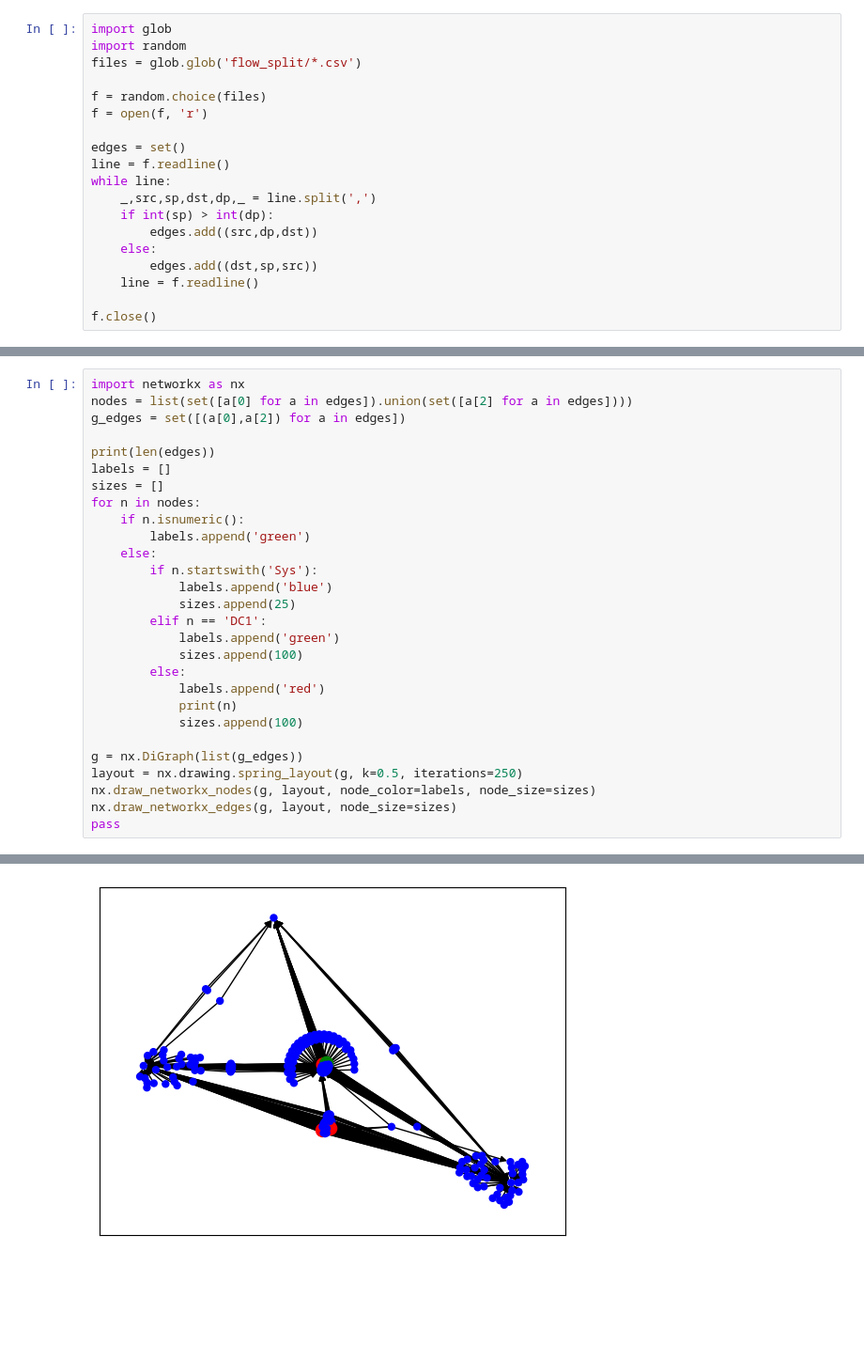
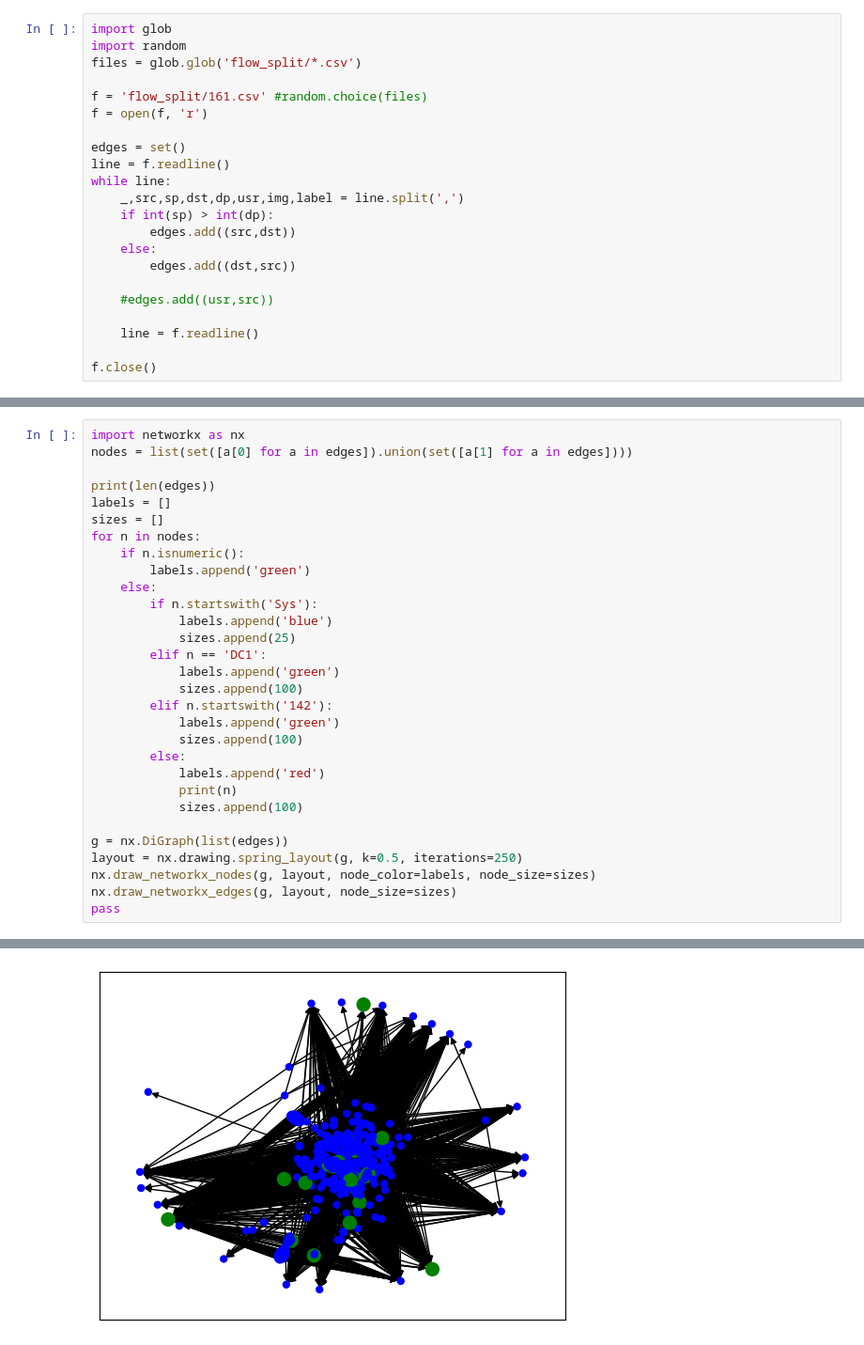
Before and after one commit to zazyzaya/process_optc, a Jupyter notebook: viz.ipynb, the cells around one changed output, grey strips where cells are left out. Shown: that part at 94% size. Saved outputs shown, nothing was run; the diff lists cells and outputs as text; blank space fills up the shorter version.

```diff
--- a/viz.ipynb
+++ b/viz.ipynb
@@ -3,17 +3,20 @@ import glob
 import random
 files = glob.glob('flow_split/*.csv')
 
-f = random.choice(files)
+f = 'flow_split/161.csv' #random.choice(files)
 f = open(f, 'r')
 
 edges = set()
 line = f.readline()
 while line:
-    _,src,sp,dst,dp,_ = line.split(',')
+    _,src,sp,dst,dp,usr,img,label = line.split(',')
     if int(sp) > int(dp):
-        edges.add((src,dp,dst))
+        edges.add((src,dst))
     else:
-        edges.add((dst,sp,src))
+        edges.add((dst,src))
+
+    #edges.add((usr,src))
+
     line = f.readline()
 
 f.close()
@@ -29,7 +23,6 @@ print(split_edges)
 # %%
 import networkx as nx
-nodes = list(set([a[0] for a in edges]).union(set([a[2] for a in edges])))
-g_edges = set([(a[0],a[2]) for a in edges])
+nodes = list(set([a[0] for a in edges]).union(set([a[1] for a in edges])))
 
 print(len(edges))
 labels = []
@@ -44,12 +37,15 @@ for n in nodes:
         elif n == 'DC1':
             labels.append('green')
             sizes.append(100)
+        elif n.startswith('142'):
+            labels.append('green')
+            sizes.append(100)
         else:
             labels.append('red')
             print(n)
             sizes.append(100)
 
-g = nx.DiGraph(list(g_edges))
+g = nx.DiGraph(list(edges))
 layout = nx.drawing.spring_layout(g, k=0.5, iterations=250)
 nx.draw_networkx_nodes(g, layout, node_color=labels, node_size=sizes)
 nx.draw_networkx_edges(g, layout, node_size=sizes)
@@ -62 +55 @@ pass
-[figure, old version]
+[figure, new version]
```
Also changed, not shown: parts of 2 cells of this notebook, 4 other files.
